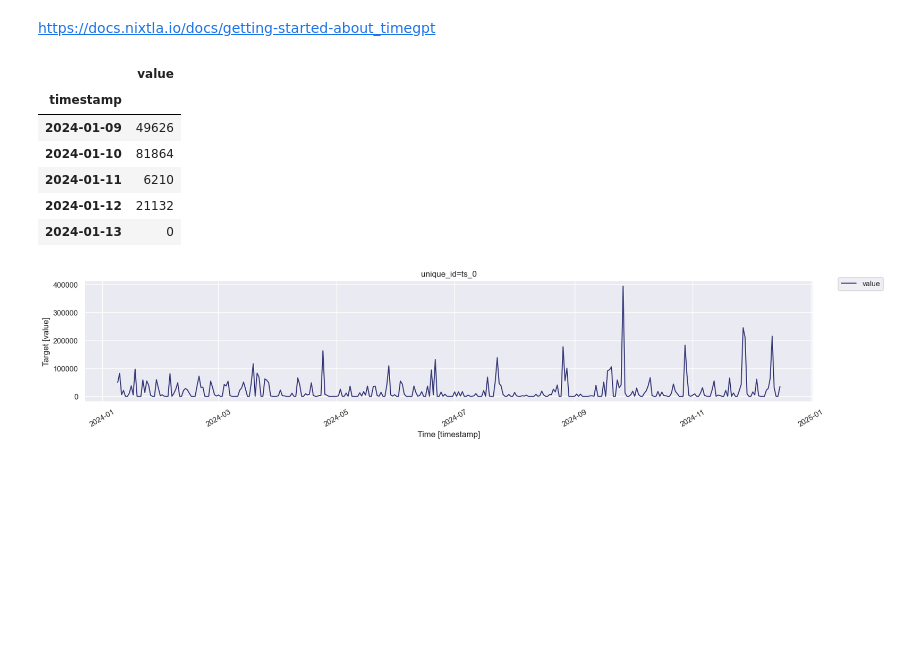
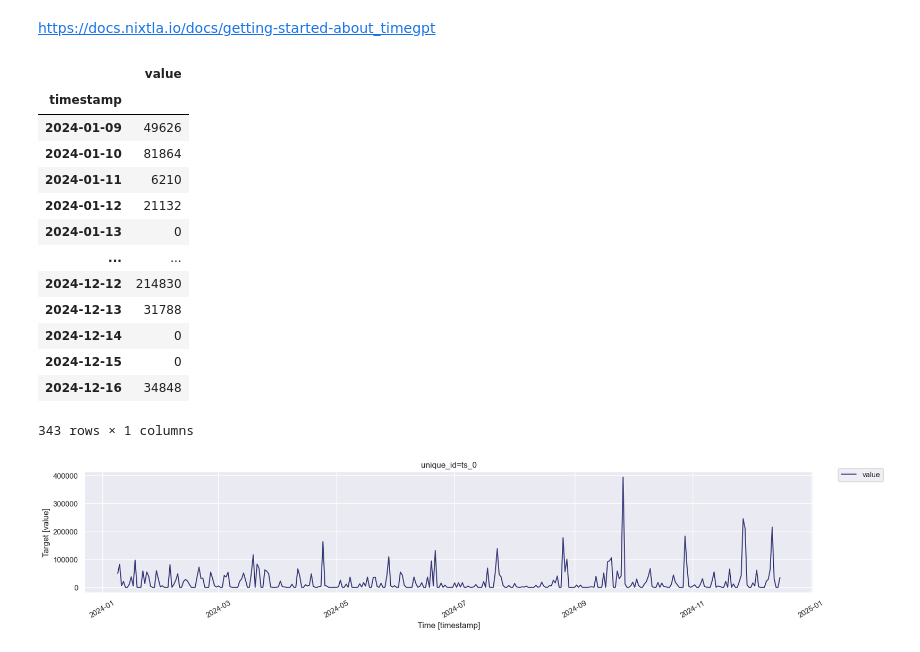
Before and after one commit to andreykoz82/StockAnalysis, a Jupyter notebook: main.ipynb, the cells around one changed output. Saved outputs shown, nothing was run; the diff lists cells and outputs as text; code cells hidden in the pictures; blank space fills up the shorter version.

```diff
--- a/main.ipynb
+++ b/main.ipynb
@@ -274,19 +261,26 @@ nixtla_client = NixtlaClient(
     api_key = 'nixak-luVZeRxZBPbarLJ6hOSvQoWkWt8Yta9HbGx3PEsipsxQiMuRDEEGAgqAqvNfDjsszJgPNHN0LDeyQqYS'
 )
 # %%
-time_gpt = pd.DataFrame({'timestamp': sales_by_item['Дата'], "value":sales_by_item['Продажи']})
+time_gpt_df = pd.DataFrame({'timestamp': sales_by_item['Дата'], "value":sales_by_item['Продажи']})
 # %%
-time_gpt.set_index('timestamp', inplace=True)
+time_gpt_df.set_index('timestamp', inplace=True)
 # %%
-time_gpt = time_gpt.resample('D').sum()
+time_gpt_df = time_gpt_df.resample('D').sum()
 # %%
-time_gpt.head()
+time_gpt_df
 # %% [output]
 |  | value |
 | timestamp |  |
 | 2024-01-09 | 49626 |
 | 2024-01-10 | 81864 |
 | 2024-01-11 | 6210 |
 | 2024-01-12 | 21132 |
 | 2024-01-13 | 0 |
+| ... | ... |
+| 2024-12-12 | 214830 |
+| 2024-12-13 | 31788 |
+| 2024-12-14 | 0 |
+| 2024-12-15 | 0 |
+| 2024-12-16 | 34848 |
+343 rows × 1 columns
 # %%
```
Also changed, not shown: parts of 17 cells of this notebook.
